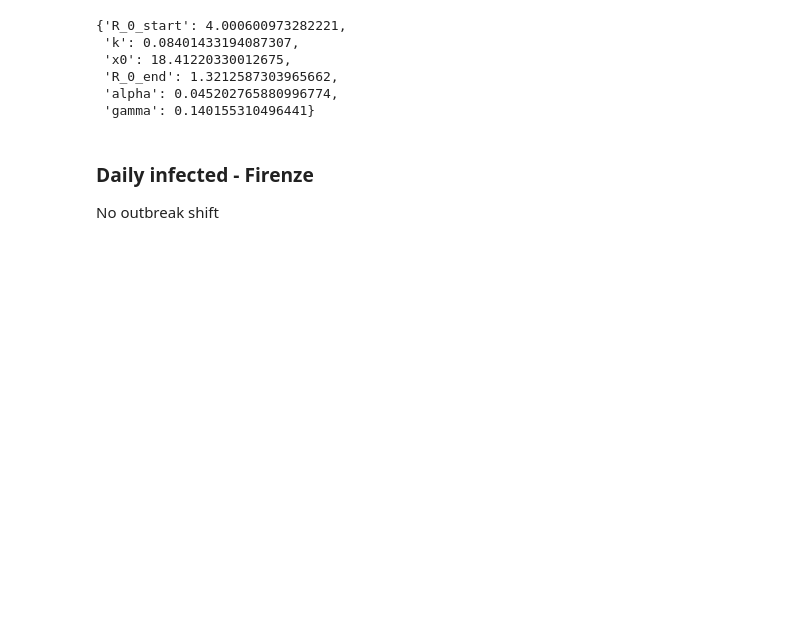
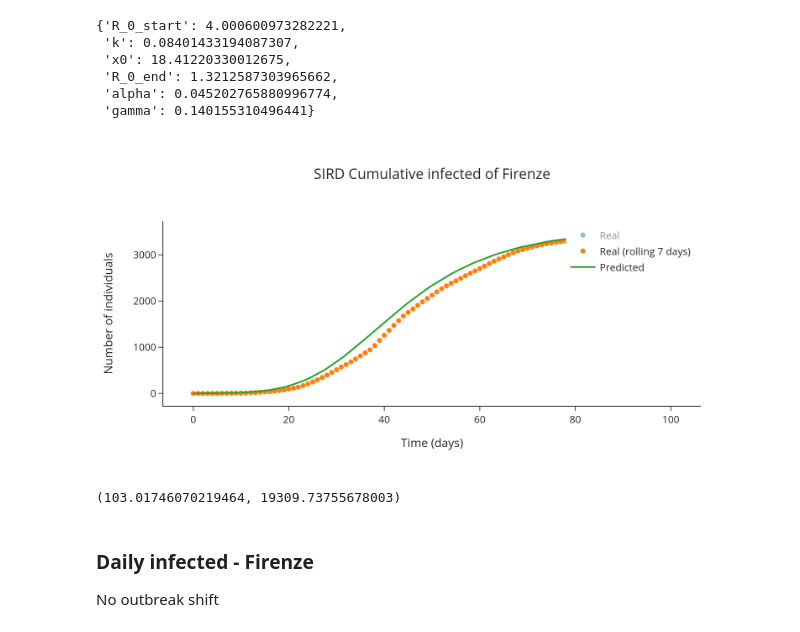
Before and after one commit to nicoloverardo/master-degree-thesis, a Jupyter notebook: notebooks/sird.ipynb, the cells around one changed output. Cells and saved outputs as stored; diff of their text form; code cells hidden in the pictures; blank space fills up the shorter version.

```diff
--- a/notebooks/sird.ipynb
+++ b/notebooks/sird.ipynb
@@ -247,3 +250,22 @@ result.best_values
+# %%
+names, title, data, _ = data_for_plot('Cumulative infected', covidpro_df, 'Curr_pos_cases', I, province)
+times = list(range(sirsol.shape[1]))
+
+general_plot(t=times,
+             title=title,
+             data=data,
+             names=names,
+             modes=['markers', 'markers', 'lines'],
+             blend_legend=True,
+             output_image=True,
+             traces_visibility=['legendonly',True,True])
+# %% [output]
+[figure, added]
+# %%
+# Error here is shown on the rolling 7 days!
+mean_absolute_error(data[1], data[2]), mean_squared_error(data[1], data[2])
+# %% [output]
+(103.01746070219464, 19309.73755678003)
 # %% [markdown]
 ### Daily infected - Firenze
 No outbreak shift
```
Also changed, not shown: parts of 14 cells of this notebook, 1 other file.
